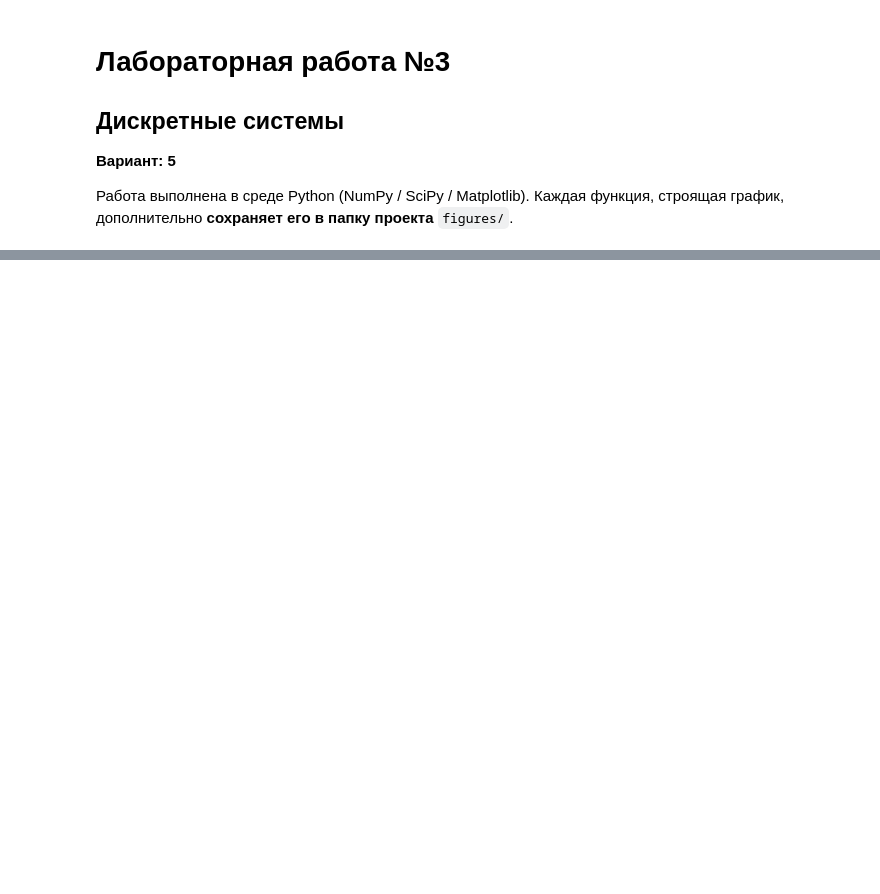
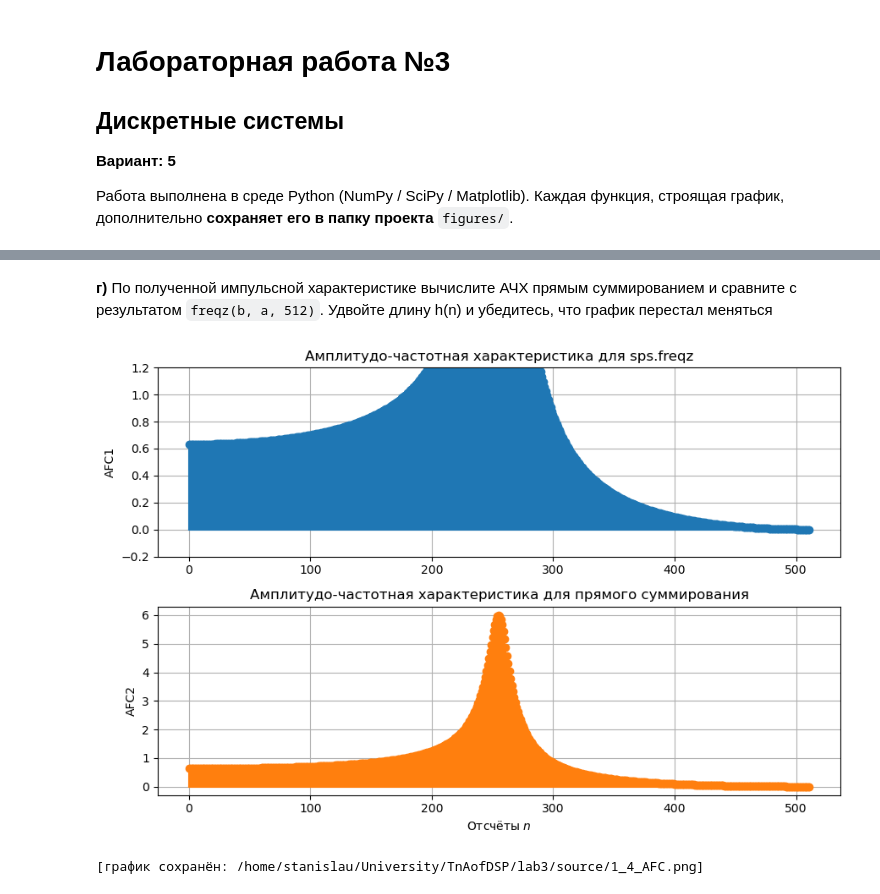
Before and after one commit to StanislauMikulski/TnAofDSP_lab3, a Jupyter notebook: main/main.ipynb, the cells around one changed output, grey strips where cells are left out. Drawn from its saved outputs; the diff is of its cells as text; code cells hidden in the pictures; blank space fills up the shorter version.

```diff
--- a/main/main.ipynb
+++ b/main/main.ipynb
@@ -66,3 +67,8 @@ def delay(SIGNAL, BACKWARD_STEP):
     new_signal = np.zeros(len(SIGNAL))
     new_signal[BACKWARD_STEP:] = SIGNAL[:-BACKWARD_STEP]
     return new_signal
+
+def get_AFC(SIGNAL, num_points: int = 512):
+    n = np.arange(len(SIGNAL))
+    exponent = np.exp(-1j * np.outer(np.linspace(0, np.pi, num_points), n))
+    return np.abs(np.dot(exponent, SIGNAL))
@@ -117,0 +188,29 @@ AssertionError: FALSE
+# %% [markdown]
+**г)** По полученной импульсной характеристике вычислите АЧХ прямым суммированием и сравните с результатом ``freqz(b, a, 512)``. Удвойте длину h(n) и убедитесь, что график перестал меняться
+# %%
+N = np.arange(1024)
+X = np.zeros(len(N), dtype=float)
+X[0] = 1.0
+
+Y2 = sps.lfilter(b,a,X)
+
+_, AFC1 = np.abs(sps.freqz(b, a, worN = 512))
+AFC2 = get_AFC(Y2)
+
+fig, (AFC1graph, AFC2graph) = plt.subplots(2, 1, figsize=(9, 6))
+
+AFC1graph.stem(np.arange(len(AFC1)), AFC1, basefmt="C0-")
+AFC1graph.set_ylabel("AFC1")
+AFC1graph.set_title("Амплитудо-частотная характеристика для sps.freqz")
+AFC1graph.set_ylim(-0.2, 1.2)
+
+AFC2graph.stem(np.arange(len(AFC2)), AFC2, basefmt="C1-", linefmt="C1-", markerfmt="C1o")
+AFC2graph.set_xlabel("Отсчёты $n$")
+AFC2graph.set_ylabel("AFC2")
+AFC2graph.set_title("Амплитудо-частотная характеристика для прямого суммирования")
+
+plt.tight_layout()
+save_and_show(fig, name="1_4_AFC")
+# %% [output]
+[figure, added]
+[график сохранён: /home/stanislau/University/TnAofDSP/lab3/source/1_4_AFC.png]
```
Also changed, not shown: parts of 10 cells of this notebook.
